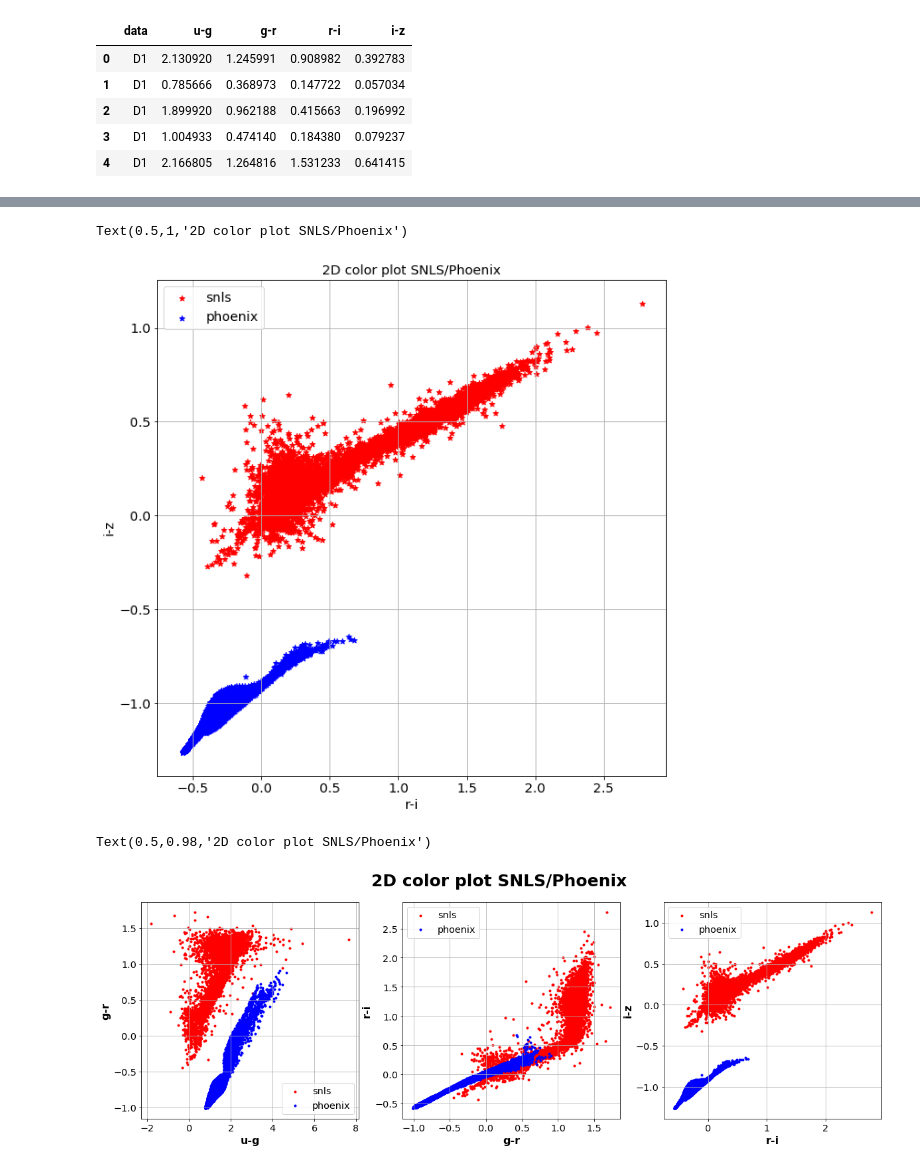
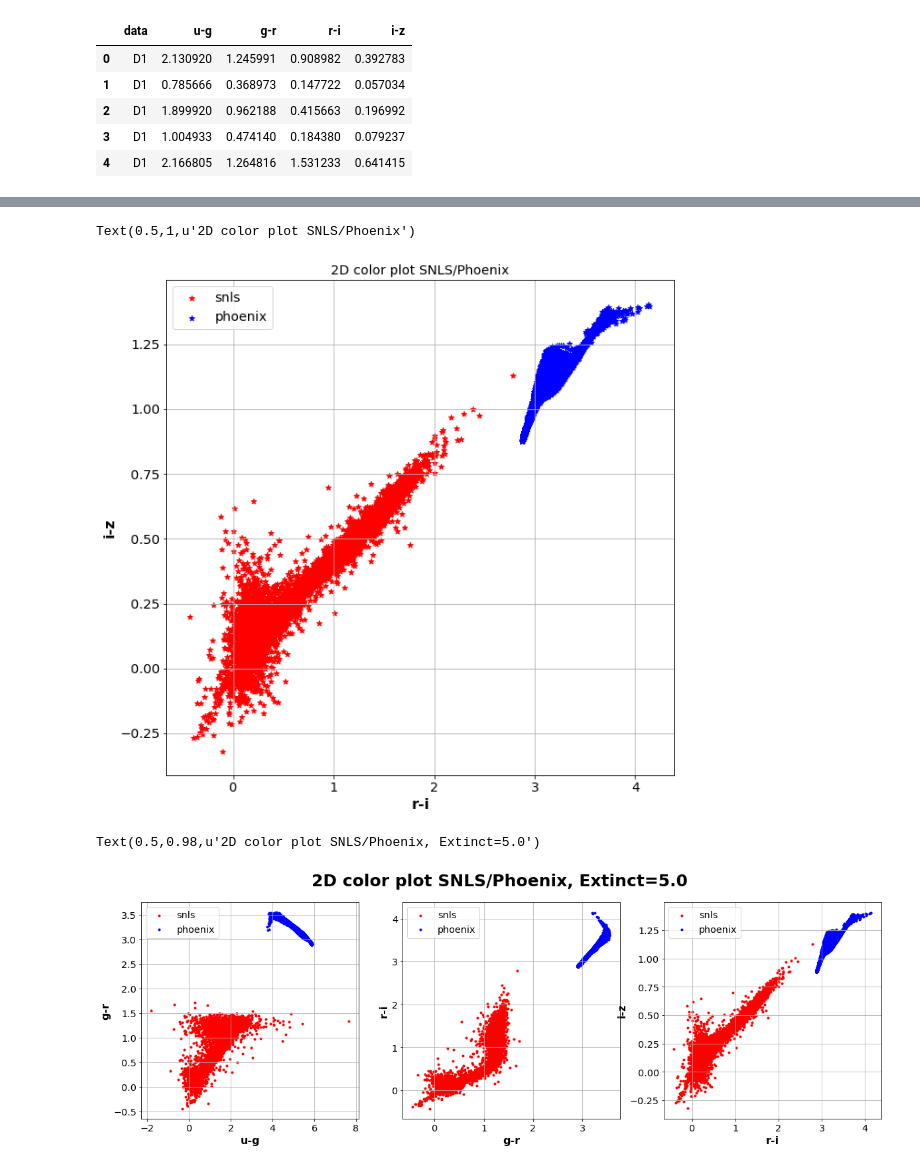
Before and after one commit to sylvielsstfr/PC5AtmStudies, a Jupyter notebook: SNLS/CompareSNLSandModel.ipynb, the cells around one changed output, grey strips where cells are left out. Drawn from its saved outputs; the diff is of its cells as text; code cells hidden in the pictures.

```diff
--- a/SNLS/CompareSNLSandModel.ipynb
+++ b/SNLS/CompareSNLSandModel.ipynb
@@ -28,3 +26,6 @@ file_phoenix='phoenix_snlsmag_new.csv'
+# %%
+#file_phoenix='phoenix_snlsmag_new.csv'
+file_phoenix='phoenix_snlsmag_extinct_50.csv'
 # %% [markdown]
 # Read file
 # %%
@@ -79,33 +80,33 @@ plt.xlabel('r-i',fontsize=16,fontweight='bold')
 plt.ylabel('i-z',fontsize=16,fontweight='bold')
 plt.title('2D color plot SNLS/Phoenix')
 # %% [output]
-Text(0.5,1,'2D color plot SNLS/Phoenix')
+Text(0.5,1,u'2D color plot SNLS/Phoenix')
-[figure, old version]
+[figure, new version]
 # %%
 fig, axes = plt.subplots(1, 3,figsize=(20,6))
 
 axes[0].scatter(snls["u-g"],snls["g-r"],marker='.',color="red",label='snls')
 axes[0].scatter(phoenix["u-g"],phoenix["g-r"],marker='.',color="blue",label='phoenix')
 axes[0].grid()
 axes[0].legend()
 axes[0].set_xlabel('u-g',fontsize=16,fontweight='bold')
 axes[0].set_ylabel('g-r',fontsize=16,fontweight='bold')
 
 axes[1].scatter(snls["g-r"],snls["r-i"],marker='.',color="red",label='snls')
 axes[1].scatter(phoenix["g-r"],phoenix["r-i"],marker='.',color="blue",label='phoenix')
 axes[1].grid()
 axes[1].legend()
 axes[1].set_xlabel('g-r',fontsize=16,fontweight='bold')
 axes[1].set_ylabel('r-i',fontsize=16,fontweight='bold')
 
 
 axes[2].scatter(snls["r-i"],snls["i-z"],marker='.',color="red",label='snls')
 axes[2].scatter(phoenix["r-i"],phoenix["i-z"],marker='.',color="blue",label='phoenix')
 axes[2].grid()
 axes[2].legend()
 axes[2].set_xlabel('r-i',fontsize=16,fontweight='bold')
 axes[2].set_ylabel('i-z',fontsize=16,fontweight='bold')
-plt.suptitle('2D color plot SNLS/Phoenix',fontsize=25,fontweight='bold')
+plt.suptitle('2D color plot SNLS/Phoenix, Extinct=5.0',fontsize=25,fontweight='bold')
 # %% [output]
-Text(0.5,0.98,'2D color plot SNLS/Phoenix')
+Text(0.5,0.98,u'2D color plot SNLS/Phoenix, Extinct=5.0')
-[figure, old version]
+[figure, new version]
```
Also changed, not shown: parts of 4 cells of this notebook, 1 other file.
